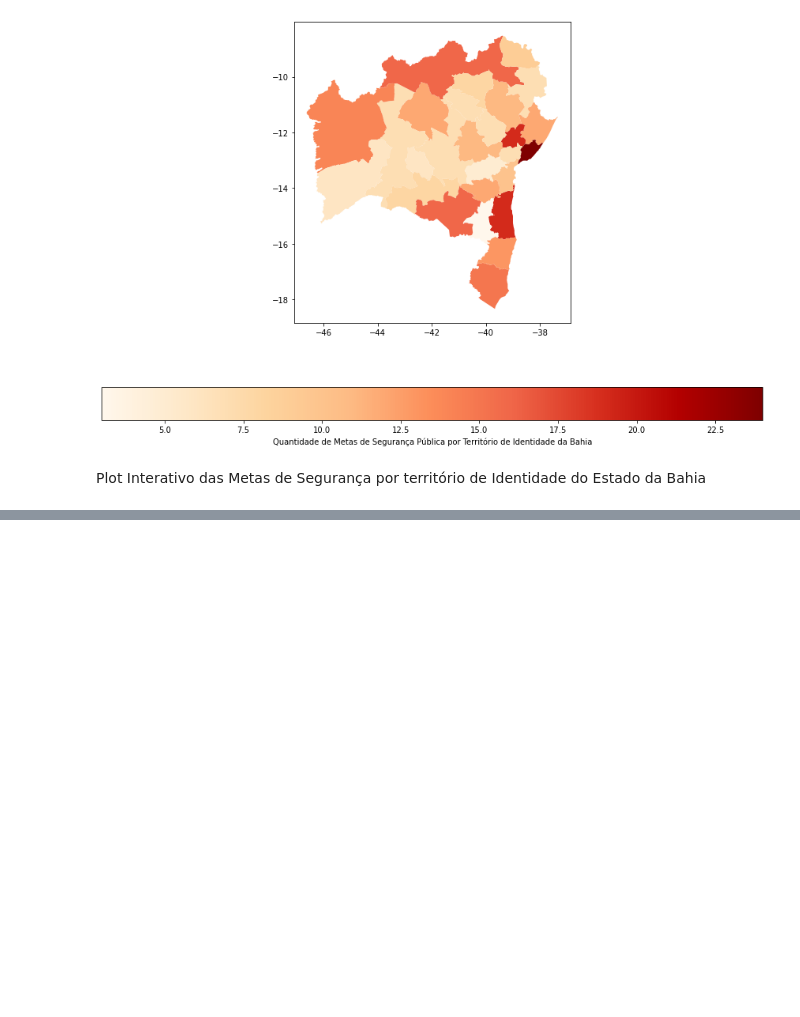
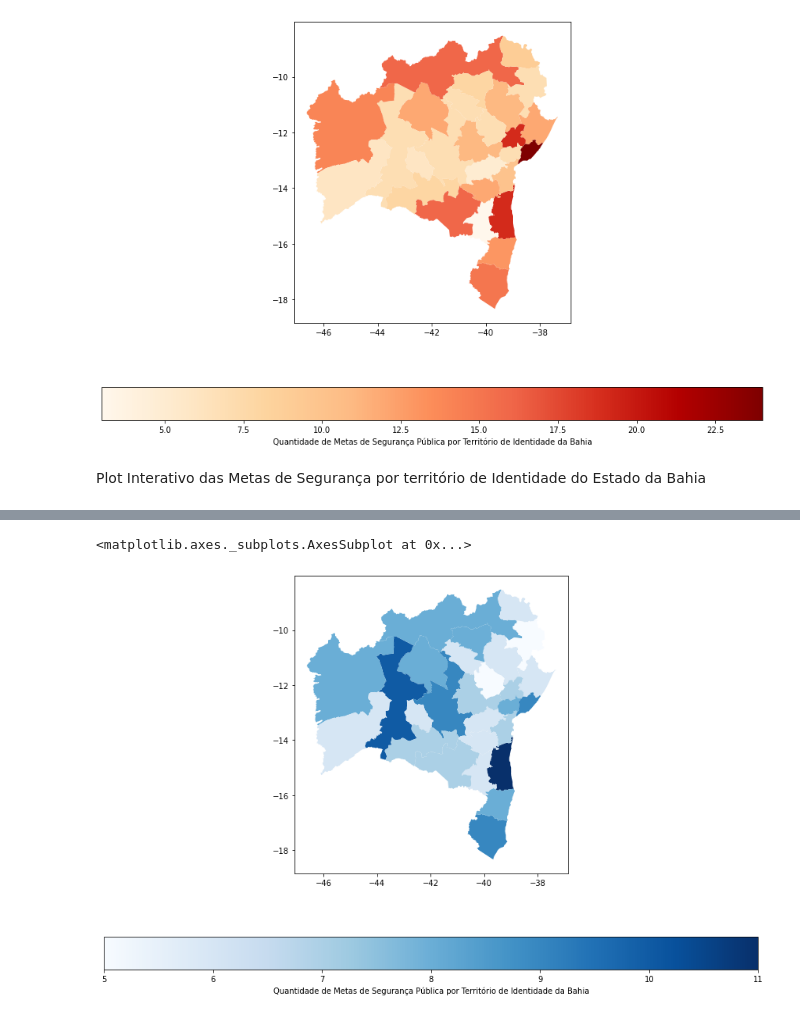
Before and after one commit to marreapato/Estagio_Internship_SEPLAN, a Jupyter notebook: Territorios_de_Identidade_BA/Territorios_identidade_bahia_metas.ipynb, the cells around one changed output, grey strips where cells are left out. Cells and saved outputs as stored; diff of their text form; code cells hidden in the pictures; blank space fills up the shorter version.

```diff
--- a/Territorios_de_Identidade_BA/Territorios_identidade_bahia_metas.ipynb
+++ b/Territorios_de_Identidade_BA/Territorios_identidade_bahia_metas.ipynb
@@ -158,0 +161,21 @@ hvplot.save(fig,"Metas_ Seguranca.html")
+# %%
+wb = load_workbook(filename='/PPA_metas_infraestrutura.xlsx',
+                   read_only=True)
+
+ws = wb['CompromissoTodos']
+
+# Read the cell values into a list of lists
+data_rows = []
+for row in ws['A28':'B55']:
+    data_cols = []
+    for cell in row:
+        data_cols.append(cell.value)
+    data_rows.append(data_cols)
+
+metas_infra = pd.DataFrame(data_rows)
+
+new_header = metas_infra.iloc[0] #grab the first row for the header
+metas_infra = metas_infra[1:] #take the data less the header row
+metas_infra.columns = new_header #set the header row as the df header
+metas_infra.iloc[25,0]='VALE DO JIQUIRIÇÁ'
+metas_infra
@@ -158,0 +200,8 @@ hvplot.save(fig,"Metas_ Seguranca.html")
+# %%
+meta_inf=pd.merge(left=terrba, right=metas_infra, left_on='NM_TI', right_on='Território(s)')
+meta_inf['Meta(s)']=pd.to_numeric(meta_inf['Meta(s)'])
+meta_inf.plot(column='Meta(s)',legend=True,cmap="Blues",figsize=(15, 10),legend_kwds={'label': "Quantidade de Metas de Segurança Pública por Território de Identidade da Bahia",
+                    'orientation': "horizontal"})
+# %% [output]
+<matplotlib.axes._subplots.AxesSubplot at 0x...>
+[figure, added]
```
Also changed, not shown: parts of 3 cells of this notebook.
